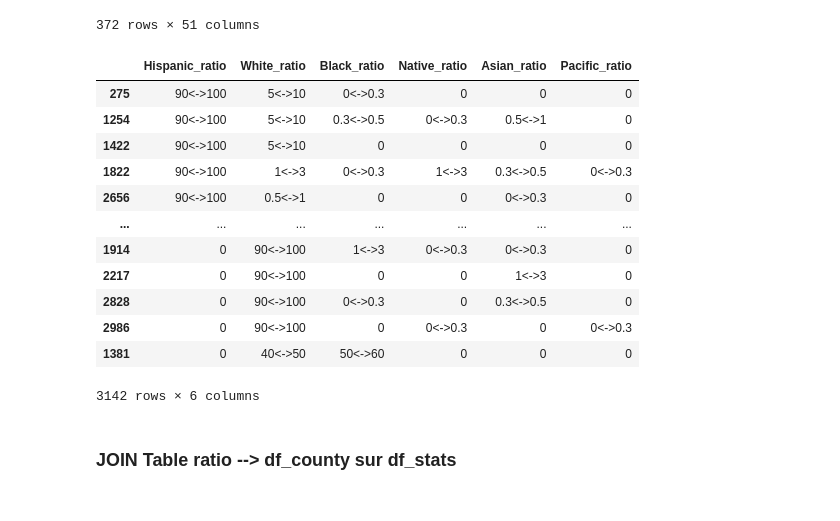
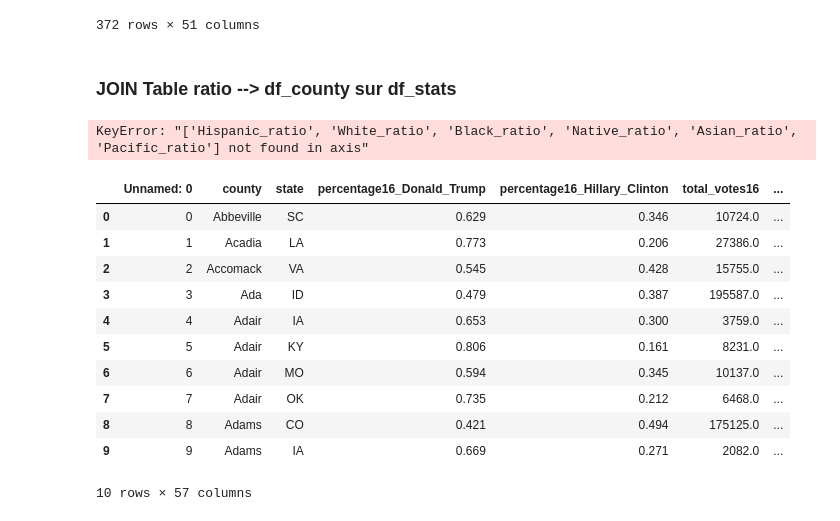
Before and after one commit to XDEBUF/covid_social_poll, a Jupyter notebook: covid inference.ipynb, the cells around one changed output. Cells and saved outputs as stored; diff of their text form; code cells hidden in the pictures.

Commit message:
DataFrame df_stats prêt a fournir des analyses graphiques

```diff
--- a/covid inference.ipynb
+++ b/covid inference.ipynb
@@ -217,20 +217,28 @@ df_viz5=borne('Pacific',min_list,df_work)
 df_ratio = pd.concat([df_viz.Hispanic_ratio, df_viz1.White_ratio, df_viz2.Black_ratio, df_viz3.Native_ratio, df_viz4.Asian_ratio, df_viz5.Pacific_ratio], axis=1)
 # %%
 df_ratio.head()
-df_ratio.fillna(0)
+df_ratio=df_ratio.fillna(0)
-# %% [output]
-|  | Hispanic_ratio | White_ratio | Black_ratio | Native_ratio | Asian_ratio | Pacific_ratio |
-| 275 | 90<->100 | 5<->10 | 0<->0.3 | 0 | 0 | 0 |
-| 1254 | 90<->100 | 5<->10 | 0.3<->0.5 | 0<->0.3 | 0.5<->1 | 0 |
-| 1422 | 90<->100 | 5<->10 | 0 | 0 | 0 | 0 |
-| 1822 | 90<->100 | 1<->3 | 0<->0.3 | 1<->3 | 0.3<->0.5 | 0<->0.3 |
-| 2656 | 90<->100 | 0.5<->1 | 0 | 0 | 0<->0.3 | 0 |
-| ... | ... | ... | ... | ... | ... | ... |
-| 1914 | 0 | 90<->100 | 1<->3 | 0<->0.3 | 0<->0.3 | 0 |
-| 2217 | 0 | 90<->100 | 0 | 0 | 1<->3 | 0 |
-| 2828 | 0 | 90<->100 | 0<->0.3 | 0 | 0.3<->0.5 | 0 |
-| 2986 | 0 | 90<->100 | 0 | 0<->0.3 | 0 | 0<->0.3 |
-| 1381 | 0 | 40<->50 | 50<->60 | 0 | 0 | 0 |
-3142 rows × 6 columns
 # %% [markdown]
 ### JOIN Table ratio --> df_county sur df_stats
+# %%
+list_colRatio=['Hispanic_ratio','White_ratio','Black_ratio','Native_ratio','Asian_ratio','Pacific_ratio']
+df_county=df_county.drop(list_colRatio, axis=1)
+# %% [output]
+KeyError: "['Hispanic_ratio', 'White_ratio', 'Black_ratio', 'Native_ratio', 'Asian_ratio', 'Pacific_ratio'] not found in axis"
+# %%
+df_stats = pd.concat([df_county,df_ratio], axis=1, join='inner')
+# %%
+df_stats.head(10)
+# %% [output]
+|  | Unnamed: 0 | county | state | percentage16_Donald_Trump | percentage16_Hillary_Clinton | total_votes16 | ... |
+| 0 | 0 | Abbeville | SC | 0.629 | 0.346 | 10724.0 | ... |
+| 1 | 1 | Acadia | LA | 0.773 | 0.206 | 27386.0 | ... |
+| 2 | 2 | Accomack | VA | 0.545 | 0.428 | 15755.0 | ... |
+| 3 | 3 | Ada | ID | 0.479 | 0.387 | 195587.0 | ... |
+| 4 | 4 | Adair | IA | 0.653 | 0.300 | 3759.0 | ... |
+| 5 | 5 | Adair | KY | 0.806 | 0.161 | 8231.0 | ... |
+| 6 | 6 | Adair | MO | 0.594 | 0.345 | 10137.0 | ... |
+| 7 | 7 | Adair | OK | 0.735 | 0.212 | 6468.0 | ... |
+| 8 | 8 | Adams | CO | 0.421 | 0.494 | 175125.0 | ... |
+| 9 | 9 | Adams | IA | 0.669 | 0.271 | 2082.0 | ... |
+10 rows × 57 columns
```
